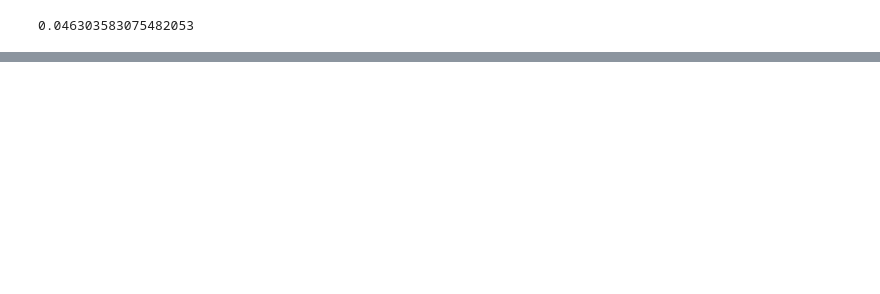
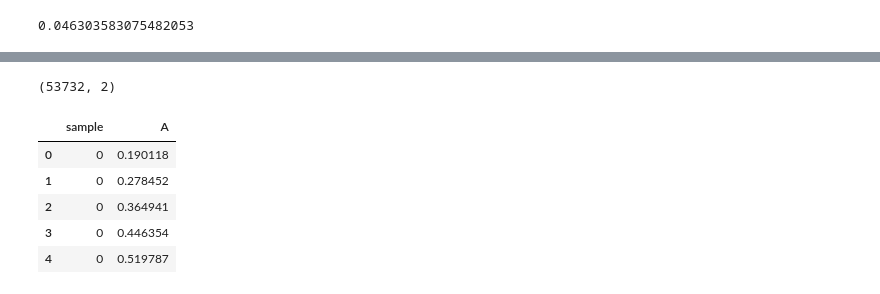
Before and after one commit to ryoma-jp/samples, a Jupyter notebook: python/feature_engineering/00_Overview.ipynb, the cells around one changed output, grey strips where cells are left out. Saved outputs shown, nothing was run; the diff lists cells and outputs as text; code cells hidden in the pictures; blank space fills up the shorter version.

```diff
--- a/python/feature_engineering/00_Overview.ipynb
+++ b/python/feature_engineering/00_Overview.ipynb
@@ -107,0 +142,13 @@ print(rmse(y_test, prediction))
+# %%
+df_x_test = pd.DataFrame(x_test.T)
+df_x_test_melt = df_x_test.melt(var_name='sample', value_name='A')
+print(df_x_test_melt.shape)
+df_x_test_melt.head()
+# %% [output]
+(53732, 2)
+|  | sample | A |
+| 0 | 0 | 0.190118 |
+| 1 | 0 | 0.278452 |
+| 2 | 0 | 0.364941 |
+| 3 | 0 | 0.446354 |
+| 4 | 0 | 0.519787 |
```
Also changed, not shown: parts of 17 cells of this notebook.
